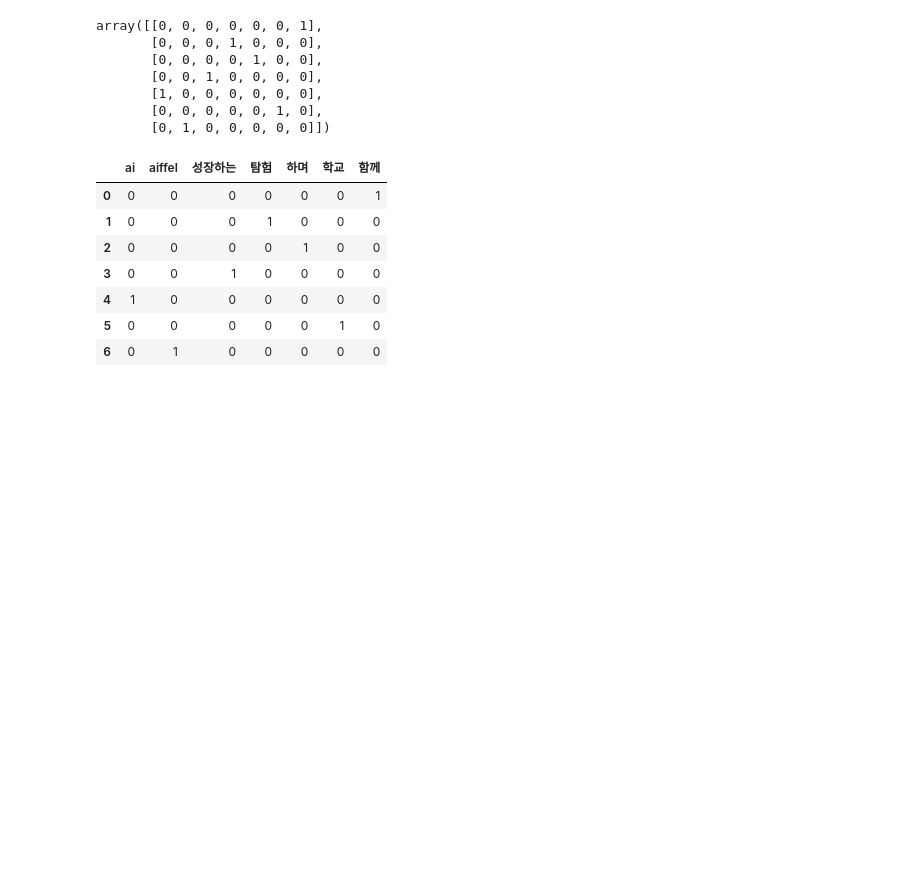
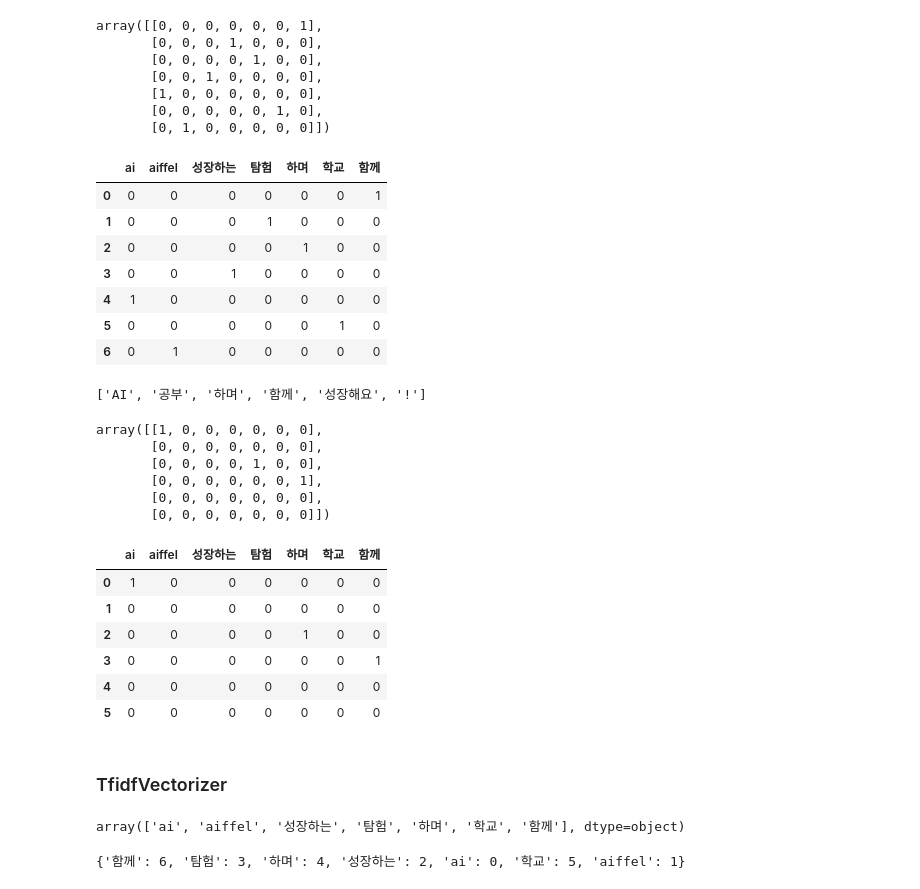
Before and after one commit to tomatojams/python_project, a Jupyter notebook: 모두의 연구소 3개월 집중 AI/3주차-6 자연어처리.ipynb, the cells around one changed output. Drawn from its saved outputs; the diff is of its cells as text; code cells hidden in the pictures; blank space fills up the shorter version.

```diff
--- a/모두의 연구소 3개월 집중 AI/3주차-6 자연어처리.ipynb
+++ b/모두의 연구소 3개월 집중 AI/3주차-6 자연어처리.ipynb
@@ -72,3 +72,34 @@ pd.DataFrame(df_t.toarray(), columns=vect.get_feature_names_out())
 | 4 | 1 | 0 | 0 | 0 | 0 | 0 | 0 |
 | 5 | 0 | 0 | 0 | 0 | 0 | 1 | 0 |
 | 6 | 0 | 1 | 0 | 0 | 0 | 0 | 0 |
+# %%
+# 새로운 단어를 이 사전에 매칭하는걸 실험
+test = "AI 공부하며 함께 성장해요!"
+# %%
+words = tokenizer.morphs(test)
+words
+# %% [output]
+['AI', '공부', '하며', '함께', '성장해요', '!']
+# %%
+test_t = vect.transform(words)
+test_t.toarray()
+# %% [output]
+array([[1, 0, 0, 0, 0, 0, 0],
+       [0, 0, 0, 0, 0, 0, 0],
+       [0, 0, 0, 0, 1, 0, 0],
+       [0, 0, 0, 0, 0, 0, 1],
+       [0, 0, 0, 0, 0, 0, 0],
+       [0, 0, 0, 0, 0, 0, 0]])
+# %%
+test_df = pd.DataFrame(test_t.toarray(), columns=vect.get_feature_names_out())
+test_df
+# %% [output]
+|  | ai | aiffel | 성장하는 | 탐험 | 하며 | 학교 | 함께 |
+| 0 | 1 | 0 | 0 | 0 | 0 | 0 | 0 |
+| 1 | 0 | 0 | 0 | 0 | 0 | 0 | 0 |
+| 2 | 0 | 0 | 0 | 0 | 1 | 0 | 0 |
+| 3 | 0 | 0 | 0 | 0 | 0 | 0 | 1 |
+| 4 | 0 | 0 | 0 | 0 | 0 | 0 | 0 |
+| 5 | 0 | 0 | 0 | 0 | 0 | 0 | 0 |
+# %% [markdown]
+### TfidfVectorizer
@@ -74,0 +109,11 @@ pd.DataFrame(df_t.toarray(), columns=vect.get_feature_names_out())
+# %%
+vect = TfidfVectorizer()
+words = tokenizer.morphs(text)
+vect.fit(words)
+vect.get_feature_names_out()
+# %% [output]
+array(['ai', 'aiffel', '성장하는', '탐험', '하며', '학교', '함께'], dtype=object)
+# %%
+vect.vocabulary_
+# %% [output]
+{'함께': 6, '탐험': 3, '하며': 4, '성장하는': 2, 'ai': 0, '학교': 5, 'aiffel': 1}
```
Also changed, not shown: parts of 30 cells of this notebook, 1 other file.
